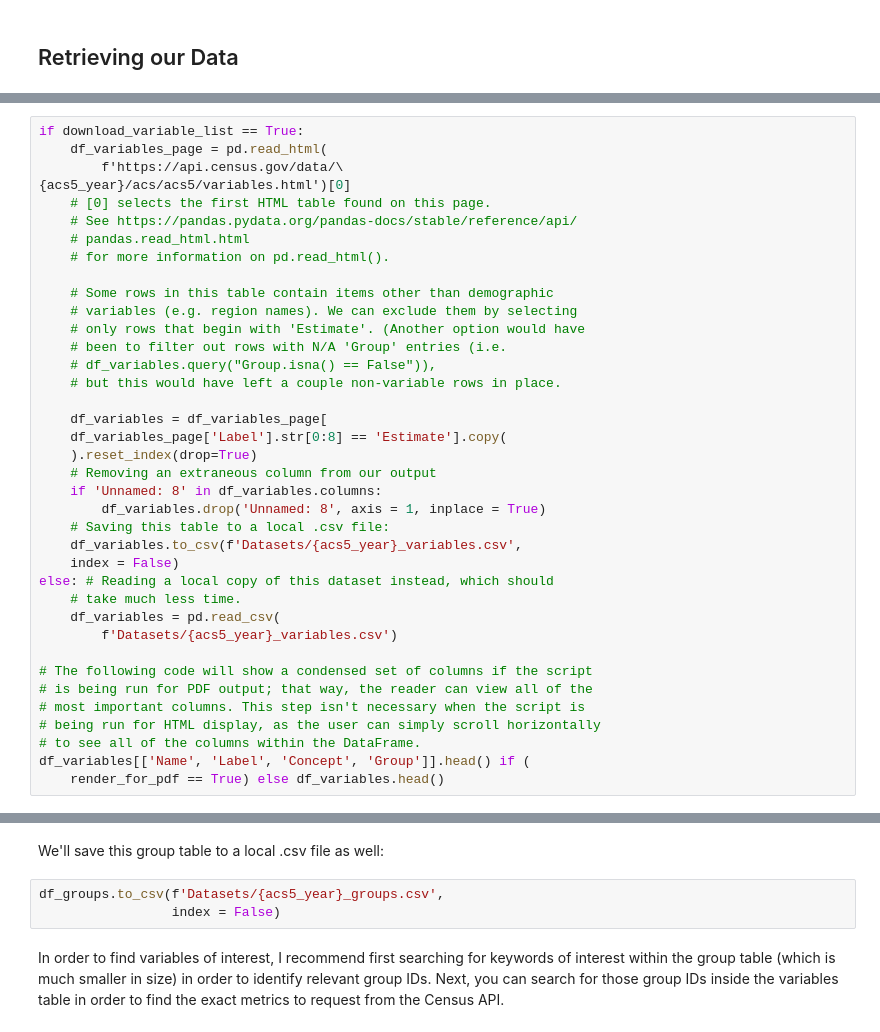
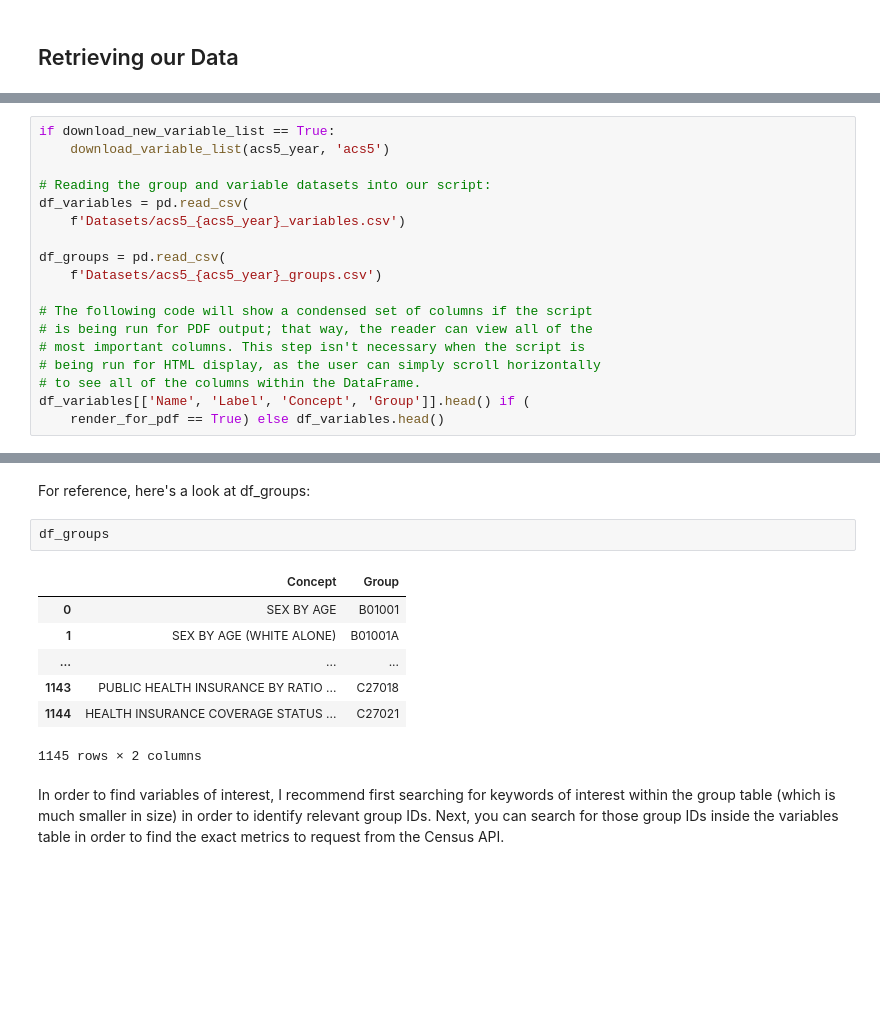
Before and after one commit to kburchfiel/pfn, a Jupyter notebook: Census_Data_Imports/census_data_imports_v2.ipynb, the cells around one changed output, grey strips where cells are left out. Drawn from its saved outputs; the diff is of its cells as text; blank space fills up the shorter version.

```diff
--- a/Census_Data_Imports/census_data_imports_v2.ipynb
+++ b/Census_Data_Imports/census_data_imports_v2.ipynb
@@ -127,33 +188,13 @@ In order to determine which variable codes to enter into our script, we'll first
 # %%
-if download_variable_list == True:
-    df_variables_page = pd.read_html(
-        f'https://api.census.gov/data/\
-{acs5_year}/acs/acs5/variables.html')[0]
-    # [0] selects the first HTML table found on this page.
-    # See https://pandas.pydata.org/pandas-docs/stable/reference/api/
-    # pandas.read_html.html
-    # for more information on pd.read_html().
+if download_new_variable_list == True:
+    download_variable_list(acs5_year, 'acs5')
 
-    # Some rows in this table contain items other than demographic
-    # variables (e.g. region names). We can exclude them by selecting
-    # only rows that begin with 'Estimate'. (Another option would have
-    # been to filter out rows with N/A 'Group' entries (i.e.
-    # df_variables.query("Group.isna() == False")),
-    # but this would have left a couple non-variable rows in place.
+# Reading the group and variable datasets into our script:
+df_variables = pd.read_csv(
+    f'Datasets/acs5_{acs5_year}_variables.csv')
 
-    df_variables = df_variables_page[
-    df_variables_page['Label'].str[0:8] == 'Estimate'].copy(
-    ).reset_index(drop=True)
-    # Removing an extraneous column from our output
-    if 'Unnamed: 8' in df_variables.columns:
-        df_variables.drop('Unnamed: 8', axis = 1, inplace = True)
-    # Saving this table to a local .csv file:
-    df_variables.to_csv(f'Datasets/{acs5_year}_variables.csv',
-    index = False)
-else: # Reading a local copy of this dataset instead, which should
-    # take much less time.
-    df_variables = pd.read_csv(
-        f'Datasets/{acs5_year}_variables.csv')
+df_groups = pd.read_csv(
+    f'Datasets/acs5_{acs5_year}_groups.csv')
 
 # The following code will show a condensed set of columns if the script
 # is being run for PDF output; that way, the reader can view all of the
@@ -186,8 +215,15 @@ df_groups.head()
-# %% [markdown]
-We'll save this group table to a local .csv file as well:
+# %% [markdown]
+For reference, here's a look at df_groups:
 # %%
-df_groups.to_csv(f'Datasets/{acs5_year}_groups.csv',
-                 index = False)
+df_groups
+# %% [output]
+|  | Concept | Group |
+| 0 | SEX BY AGE | B01001 |
+| 1 | SEX BY AGE (WHITE ALONE) | B01001A |
+| ... | ... | ... |
+| 1143 | PUBLIC HEALTH INSURANCE BY RATIO ... | C27018 |
+| 1144 | HEALTH INSURANCE COVERAGE STATUS ... | C27021 |
+1145 rows × 2 columns
 # %% [markdown]
 In order to find variables of interest, I recommend first searching for keywords of interest within the group table (which is much smaller in size) in order to identify relevant group IDs. Next, you can search for those group IDs inside the variables table in order to find the exact metrics to request from the Census API.
 # %% [markdown]
```
Also changed, not shown: parts of 13 cells of this notebook, 10 other files.
